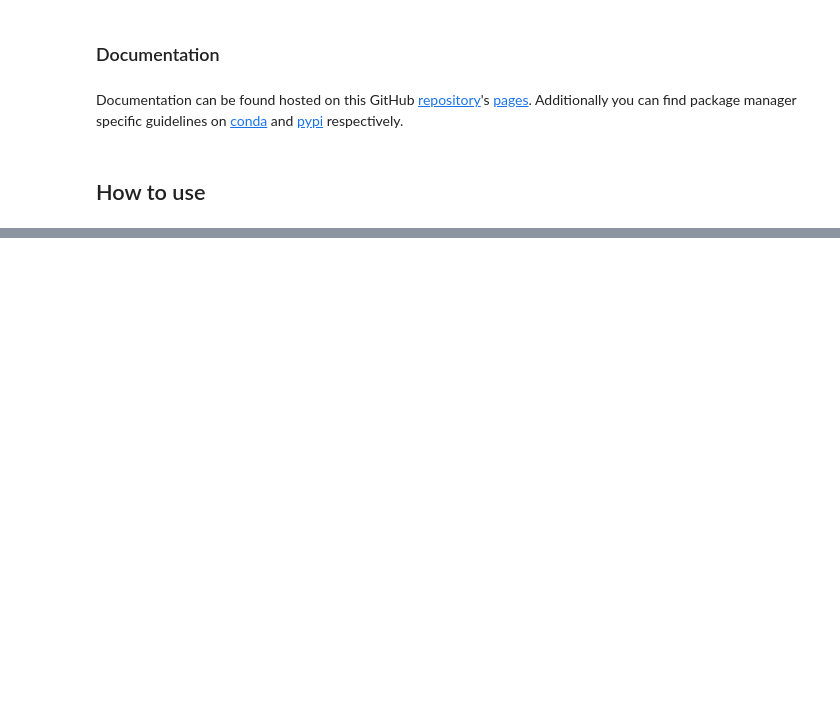
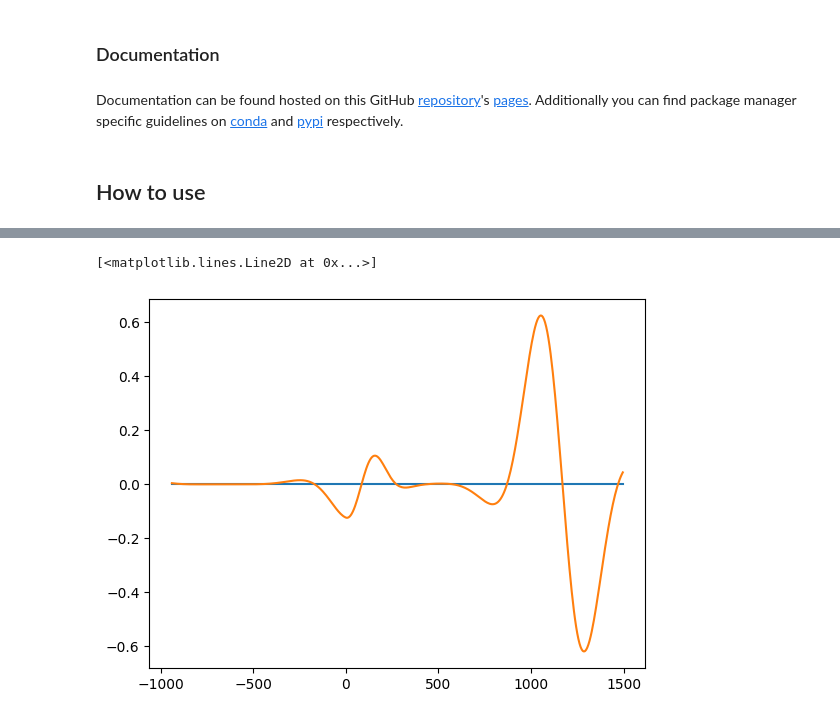
Before and after one commit to marora137/fdtd_python, a Jupyter notebook: nbs/index.ipynb, the cells around one changed output, grey strips where cells are left out. Saved outputs shown, nothing was run; the diff lists cells and outputs as text; code cells hidden in the pictures; blank space fills up the shorter version.

```diff
--- a/nbs/index.ipynb
+++ b/nbs/index.ipynb
@@ -72,0 +100,8 @@ Fill me in please! Don't forget code examples:
+# %%
+import matplotlib.pyplot as plt
+fig,ax = plt.subplots()
+ax.plot(length_array, E_field[:,0], label='E-field at t=0')
+ax.plot(length_array, E_field[:,600], label='E-field at t=0')
+# %% [output]
+[<matplotlib.lines.Line2D at 0x...>]
+[figure, added]
```
Also changed, not shown: parts of 10 cells of this notebook, 6 other files.
